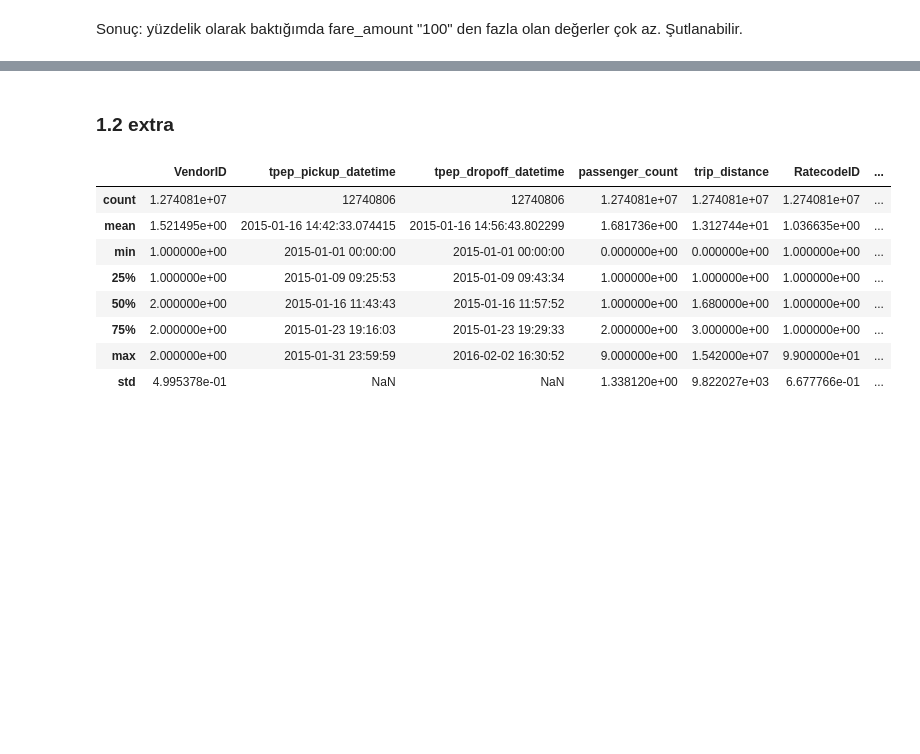
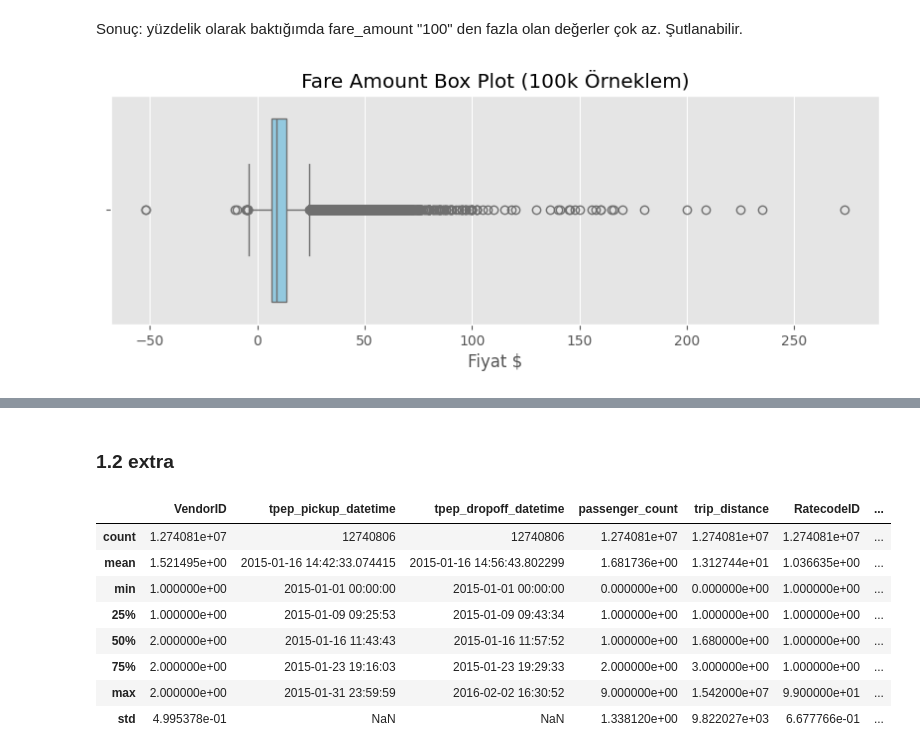
Before and after one commit to TahaSoylu44/NYC-Taxi-Data_Analysis, a Jupyter notebook: study.ipynb, the cells around one changed output, grey strips where cells are left out. Cells and saved outputs as stored; diff of their text form; code cells hidden in the pictures; blank space fills up the shorter version.

```diff
--- a/study.ipynb
+++ b/study.ipynb
@@ -307,2 +372,13 @@ optimal bir değer ve 0 arasında olmalı!
 # %% [markdown]
 Sonuç: yüzdelik olarak baktığımda fare_amount "100" den fazla olan değerler çok az. Şutlanabilir.
+# %%
+# Boxplot örneklem üzerinde çizdirecem
+import seaborn as sns
+
+plt.figure(figsize=(10, 3))
+sns.boxplot(x=df['fare_amount'].sample(n=100000, random_state=42), color='skyblue')
+plt.title('Fare Amount Box Plot (100k Örneklem)')
+plt.xlabel('Fiyat $')
+plt.show()
+# %% [output]
+[figure, added]
```
Also changed, not shown: parts of 61 cells of this notebook.
